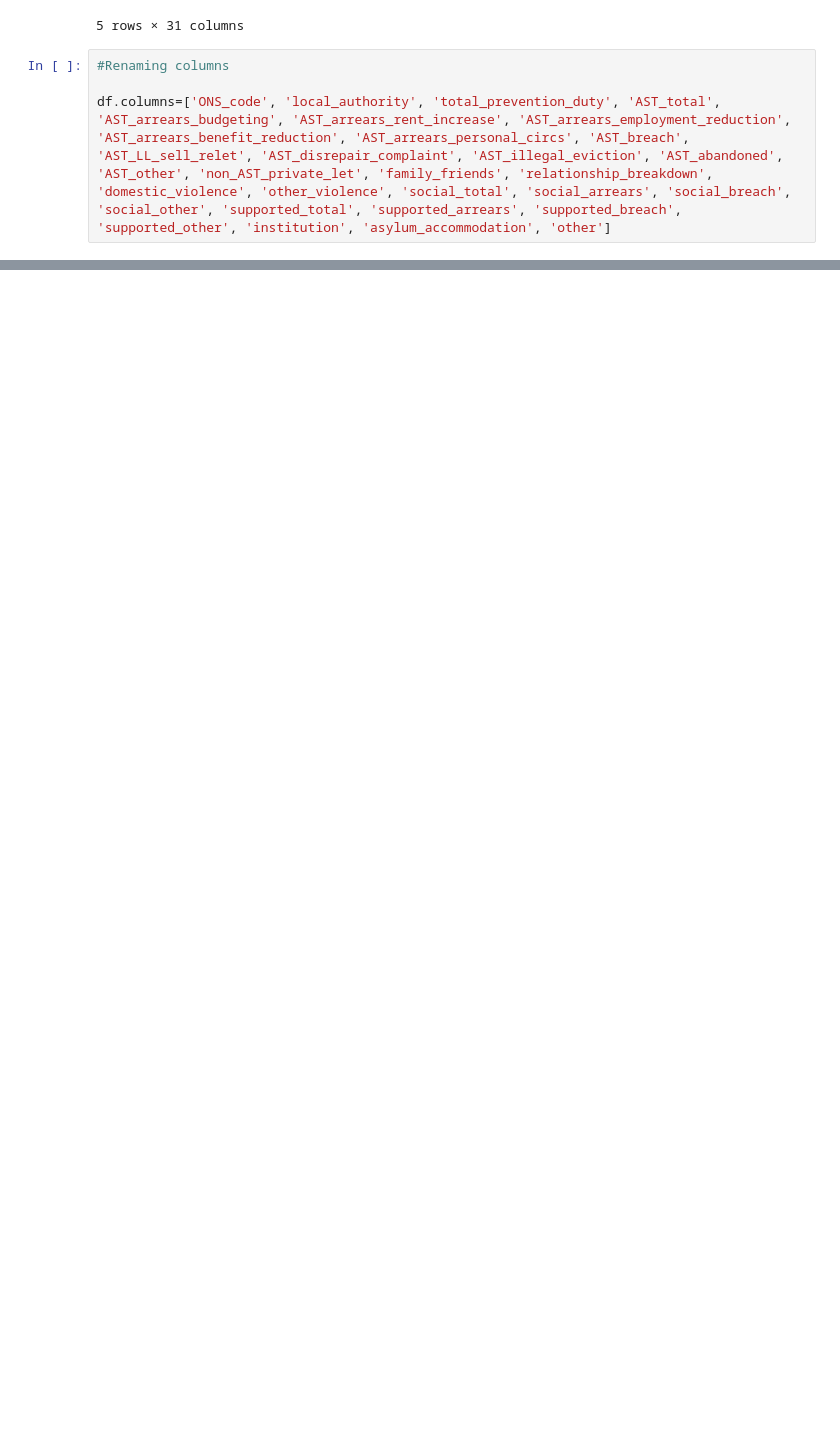
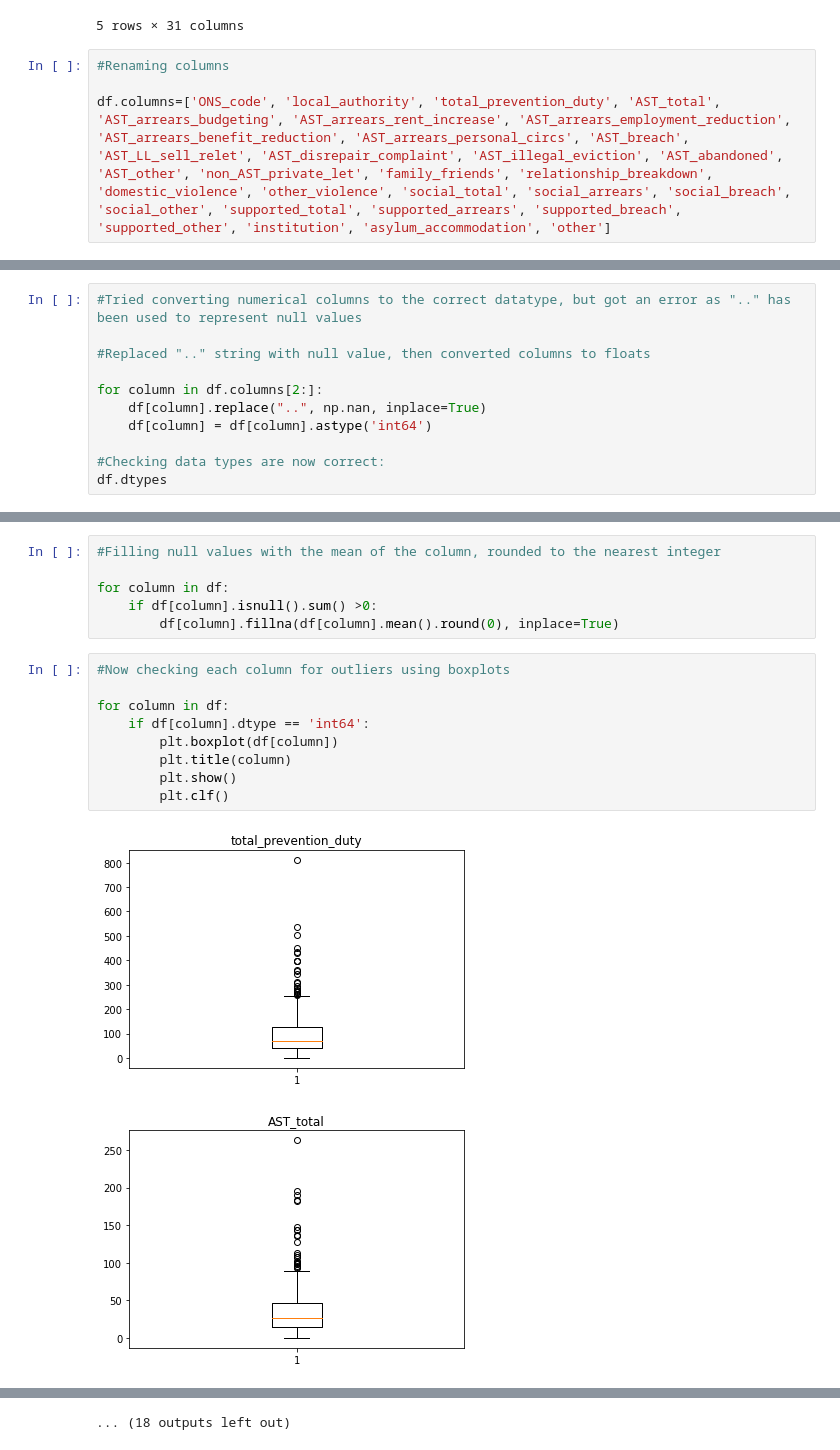
Before and after one commit to lu-fisher/Homelessness-reasons, a Jupyter notebook: Homelessness reasons.ipynb, the cells around one changed output, grey strips where cells are left out. Saved outputs shown, nothing was run; the diff lists cells and outputs as text; blank space fills up the shorter version.

```diff
--- a/Homelessness reasons.ipynb
+++ b/Homelessness reasons.ipynb
@@ -172,0 +242,11 @@ def strip_rename(df):
+# %%
+#Tried converting numerical columns to the correct datatype, but got an error as ".." has been used to represent null values
+
+#Replaced ".." string with null value, then converted columns to floats
+
+for column in df.columns[2:]:
+    df[column].replace("..", np.nan, inplace=True)
+    df[column] = df[column].astype('int64')
+
+#Checking data types are now correct:
+df.dtypes
@@ -172,0 +293,18 @@ def strip_rename(df):
+# %%
+#Filling null values with the mean of the column, rounded to the nearest integer
+
+for column in df:
+    if df[column].isnull().sum() >0:
+        df[column].fillna(df[column].mean().round(0), inplace=True)
+# %%
+#Now checking each column for outliers using boxplots
+
+for column in df:
+    if df[column].dtype == 'int64':
+        plt.boxplot(df[column])
+        plt.title(column)
+        plt.show()
+        plt.clf()
+# %% [output]
+[figure, added]
+[figure, added]
@@ -172,0 +321 @@ def strip_rename(df):
+... (18 outputs left out)
```
Also changed, not shown: parts of 11 cells of this notebook.
